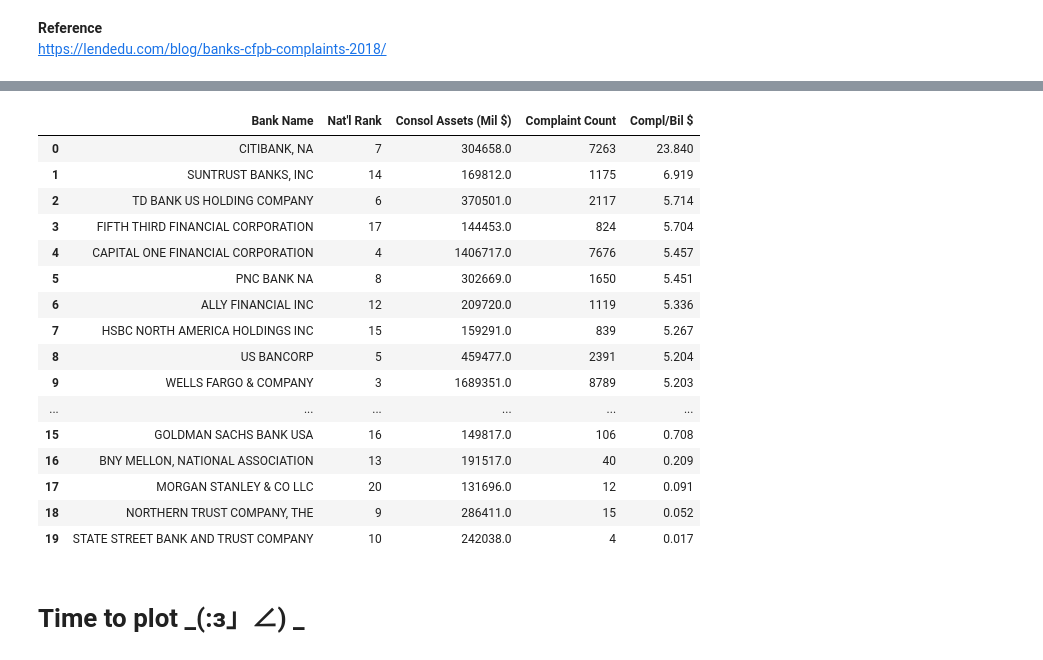
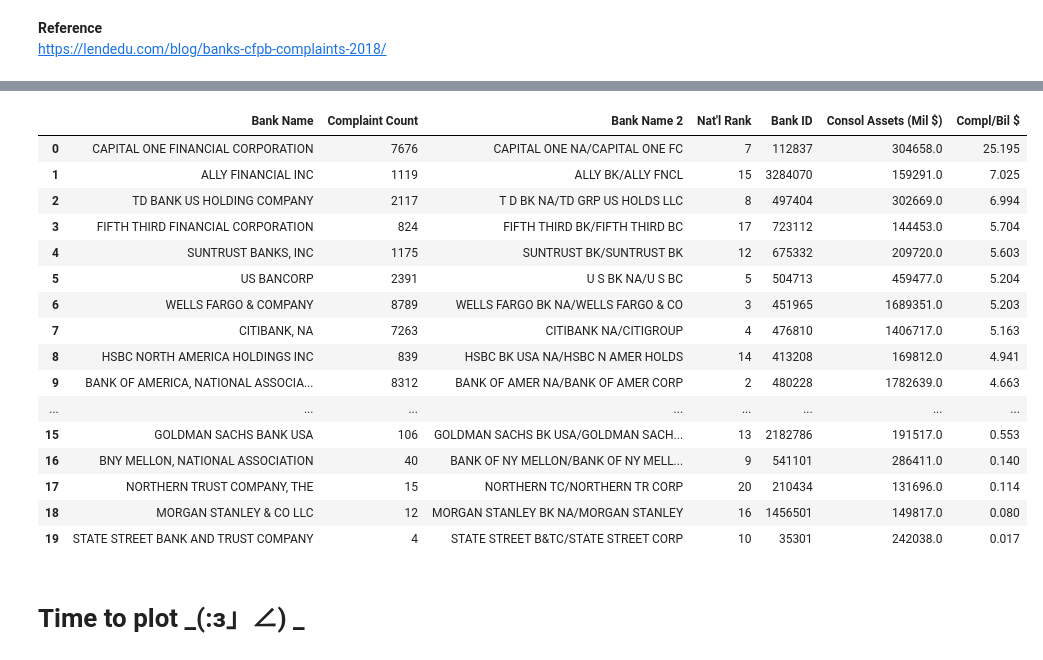
Before and after one commit to LambdaSchool/DS-Unit-1-Sprint-5-Data-Storytelling-Blog-Post, a Jupyter notebook: s&p_banks.ipynb, the cells around one changed output, grey strips where cells are left out. Drawn from its saved outputs; the diff is of its cells as text; code cells hidden in the pictures.

```diff
--- a/s&p_banks.ipynb
+++ b/s&p_banks.ipynb
@@ -192,8 +192,7 @@ df_names.head()
 # %%
 # process texts
 df['bankname'] = (df['Company']
-                  .str
-                  .upper()
+                  .str.upper()
                   .replace('\.', '', regex=True))
 df['bankname'].head()
 # %% [output]
@@ -416,30 +409,34 @@ df_tops_2018.head()
+# %%
+# df_banks.iloc[:21,0]
+seq_2018 = [0,2,1,6,3,4,7,5,11,14,13,16,10,17,20,12,8,19,15,9]
+df_topbanks_2018 = pd.DataFrame([df_banks.iloc[:21,[0,1,2,5]].values[s] for s in seq_2018])
 # %%
-df_rank_2018 = pd.concat([df_tops_2018, df_topbanks], axis=1)
+df_rank_2018 = pd.concat([df_tops_2018, df_topbanks_2018], axis=1)
 df_rank_2018.columns = ['Bank Name', 'Complaint Count',  'Bank Name 2', 'Nat\'l Rank', 'Bank ID', 'Consol Assets (Mil $)']
 df_rank_2018['Compl/Bil $'] = df_rank_2018['Complaint Count'] * 1000 / df_rank_2018['Consol Assets (Mil $)']
-df_rank_2018 = df_rank_2018.sort_values(by="Compl/Bil $", ascending=False).iloc[:,[0,3,5,1,6]]
-df_rank_2018.iloc[:,4] = df_rank_2018.iloc[:,4].round(3)
+df_rank_2018 = df_rank_2018.sort_values(by="Compl/Bil $", ascending=False)
+df_rank_2018["Compl/Bil $"] = df_rank_2018["Compl/Bil $"].round(3)
 df_rank_2018.index = [x for x in np.arange(20)]
-df_rank_2018.to_csv("2018.csv", index=False)
+df_rank_2018.iloc[:,[0,3,5,1,6]].to_csv("2018.csv", index=False)
 df_rank_2018
 # %% [output]
-|  | Bank Name | Nat'l Rank | Consol Assets (Mil $) | Complaint Count | Compl/Bil $ |
-| 0 | CITIBANK, NA | 7 | 304658.0 | 7263 | 23.840 |
-| 1 | SUNTRUST BANKS, INC | 14 | 169812.0 | 1175 | 6.919 |
-| 2 | TD BANK US HOLDING COMPANY | 6 | 370501.0 | 2117 | 5.714 |
-| 3 | FIFTH THIRD FINANCIAL CORPORATION | 17 | 144453.0 | 824 | 5.704 |
-| 4 | CAPITAL ONE FINANCIAL CORPORATION | 4 | 1406717.0 | 7676 | 5.457 |
-| 5 | PNC BANK NA | 8 | 302669.0 | 1650 | 5.451 |
-| 6 | ALLY FINANCIAL INC | 12 | 209720.0 | 1119 | 5.336 |
-| 7 | HSBC NORTH AMERICA HOLDINGS INC | 15 | 159291.0 | 839 | 5.267 |
-| 8 | US BANCORP | 5 | 459477.0 | 2391 | 5.204 |
-| 9 | WELLS FARGO & COMPANY | 3 | 1689351.0 | 8789 | 5.203 |
-| ... | ... | ... | ... | ... | ... |
-| 15 | GOLDMAN SACHS BANK USA | 16 | 149817.0 | 106 | 0.708 |
-| 16 | BNY MELLON, NATIONAL ASSOCIATION | 13 | 191517.0 | 40 | 0.209 |
-| 17 | MORGAN STANLEY & CO LLC | 20 | 131696.0 | 12 | 0.091 |
-| 18 | NORTHERN TRUST COMPANY, THE | 9 | 286411.0 | 15 | 0.052 |
-| 19 | STATE STREET BANK AND TRUST COMPANY | 10 | 242038.0 | 4 | 0.017 |
+|  | Bank Name | Complaint Count | Bank Name 2 | Nat'l Rank | Bank ID | Consol Assets (Mil $) | Compl/Bil $ |
+| 0 | CAPITAL ONE FINANCIAL CORPORATION | 7676 | CAPITAL ONE NA/CAPITAL ONE FC | 7 | 112837 | 304658.0 | 25.195 |
+| 1 | ALLY FINANCIAL INC | 1119 | ALLY BK/ALLY FNCL | 15 | 3284070 | 159291.0 | 7.025 |
+| 2 | TD BANK US HOLDING COMPANY | 2117 | T D BK NA/TD GRP US HOLDS LLC | 8 | 497404 | 302669.0 | 6.994 |
+| 3 | FIFTH THIRD FINANCIAL CORPORATION | 824 | FIFTH THIRD BK/FIFTH THIRD BC | 17 | 723112 | 144453.0 | 5.704 |
+| 4 | SUNTRUST BANKS, INC | 1175 | SUNTRUST BK/SUNTRUST BK | 12 | 675332 | 209720.0 | 5.603 |
+| 5 | US BANCORP | 2391 | U S BK NA/U S BC | 5 | 504713 | 459477.0 | 5.204 |
+| 6 | WELLS FARGO & COMPANY | 8789 | WELLS FARGO BK NA/WELLS FARGO & CO | 3 | 451965 | 1689351.0 | 5.203 |
+| 7 | CITIBANK, NA | 7263 | CITIBANK NA/CITIGROUP | 4 | 476810 | 1406717.0 | 5.163 |
+| 8 | HSBC NORTH AMERICA HOLDINGS INC | 839 | HSBC BK USA NA/HSBC N AMER HOLDS | 14 | 413208 | 169812.0 | 4.941 |
+| 9 | BANK OF AMERICA, NATIONAL ASSOCIA... | 8312 | BANK OF AMER NA/BANK OF AMER CORP | 2 | 480228 | 1782639.0 | 4.663 |
+| ... | ... | ... | ... | ... | ... | ... | ... |
+| 15 | GOLDMAN SACHS BANK USA | 106 | GOLDMAN SACHS BK USA/GOLDMAN SACH... | 13 | 2182786 | 191517.0 | 0.553 |
+| 16 | BNY MELLON, NATIONAL ASSOCIATION | 40 | BANK OF NY MELLON/BANK OF NY MELL... | 9 | 541101 | 286411.0 | 0.140 |
+| 17 | NORTHERN TRUST COMPANY, THE | 15 | NORTHERN TC/NORTHERN TR CORP | 20 | 210434 | 131696.0 | 0.114 |
+| 18 | MORGAN STANLEY & CO LLC | 12 | MORGAN STANLEY BK NA/MORGAN STANLEY | 16 | 1456501 | 149817.0 | 0.080 |
+| 19 | STATE STREET BANK AND TRUST COMPANY | 4 | STATE STREET B&TC/STATE STREET CORP | 10 | 35301 | 242038.0 | 0.017 |
 # %% [markdown]
 # Time to plot  _(:з」∠) _
 # %%
```
Also changed, not shown: parts of 6 cells of this notebook.
